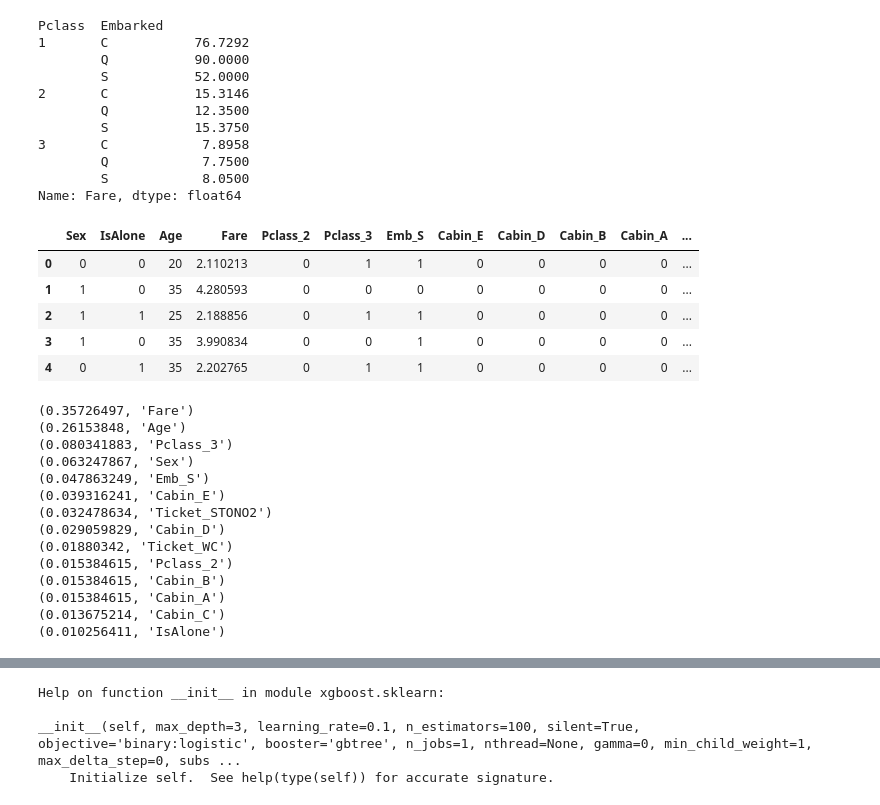
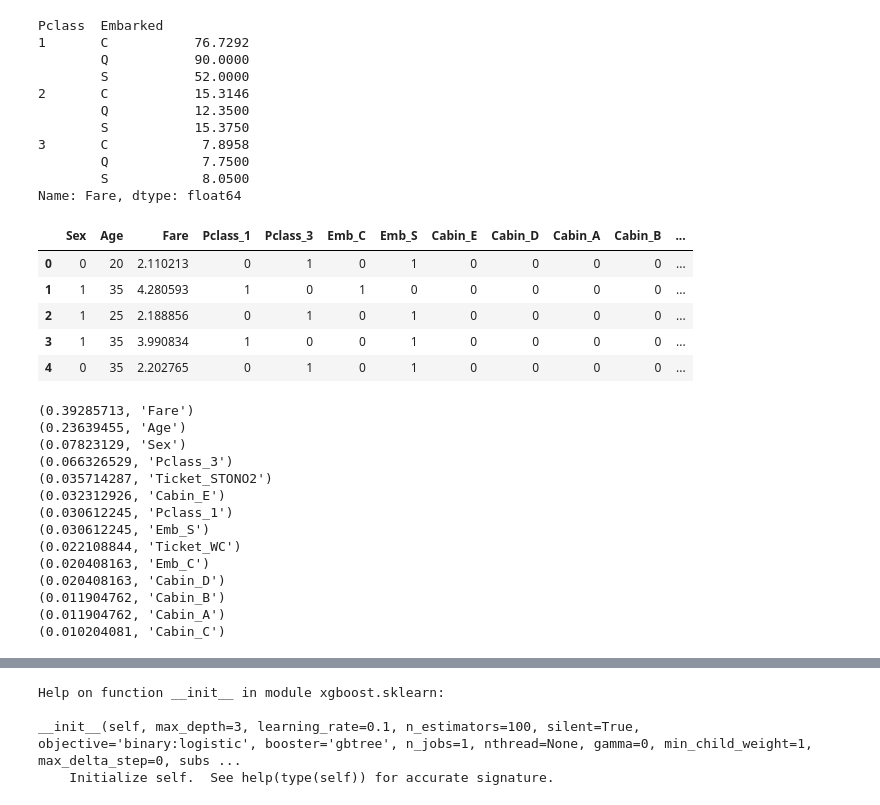
Before and after one commit to keijak/kaggle-pub, a Jupyter notebook: titanic/XGBoost.ipynb, the cells around one changed output, grey strips where cells are left out. Drawn from its saved outputs; the diff is of its cells as text; code cells hidden in the pictures.

```diff
--- a/titanic/XGBoost.ipynb
+++ b/titanic/XGBoost.ipynb
@@ -15,3 +15,26 @@ test_df = pd.read_csv('test.csv')
 full_df = pd.concat([train_df, test_df], axis=0)
 # %%
 y = train_df.Survived
+# %%
+import re
+
+salut_map = {
+    r'.*\sMr\.\s.*': 'Mr',
+    r'.*\sMrs\.\s.*': 'Mrs',
+    r'.*\sMiss\.\s.*': 'Miss',
+    r'.*\sMs\.\s.*': 'Miss',
+    r'.*\sMaster\.\s.*': 'Master',
+#    r'.*\sDr\.\s.*': 'Dr',
+#    r'.*\sRev\.\s.*': 'Rev',
+#    r'.*\sDon\.\s.*': 'Don',
+#    r'.*\sMajor\.\s.*': 'Major',
+#    r'.*\sMme\.\s.*': 'Mme',
+}
+def extract_salut(name: str) -> str:
+    for regex, salut in salut_map.items():
+        if re.match(regex, name):
+            return salut
+    return 'Other'
+# %%
+full_df['Salut'] = [ extract_salut(name) for name in full_df['Name'] ]
+full_df.groupby('Salut').Salut.describe()
@@ -18,6 +49,6 @@ y = train_df.Survived
 # %%
 full_df['IsAlone'] = (full_df['SibSp'] + full_df['Parch'] == 0) * 1
-full_df['Salut'] = [ extract_salut(name) for full_df['Name']]
-ages = full_df.groupby(['Sex', 'Pclass', 'IsAlone']).Age.median()
+ages = full_df.groupby(['Sex', 'Pclass', 'IsAlone', 'Salut']).Age.median()
+ages['male',3,1,'Master'] = 6.0
 ages
 # %% [output]
@@ -55,62 +89,63 @@ def prep(df):
     X = pd.DataFrame((df['Sex'] == 'female') * 1)
     df['IsAlone'] = (df['SibSp'] + df['Parch'] == 0) * 1
     X['IsAlone'] = df['IsAlone']
+    df['Salut'] = df.Name.map(extract_salut)
 
-    ages_default = df.apply(lambda s: ages[s['Sex'], s['Pclass'], s['IsAlone']], axis=1)
+    ages_default = df.apply(lambda s: ages[s['Sex'], s['Pclass'], s['IsAlone'], s['Salut']], axis=1)
     ages_complete = df.Age.fillna(ages_default).astype(int)
     X['Age'] = ages_complete - (ages_complete % 5)  # Round by 5.
 
     df['Embarked'].fillna('S', inplace=True)
     fares_default = df.apply(lambda s: fares[s['Pclass'], s['Embarked']], axis=1)
     fares_complete = df.Fare.fillna(fares_default)
     X['Fare'] = np.log(fares_complete + 1.0)
 
     dummy1 = pd.get_dummies(df['Pclass'], prefix='Pclass')
     dummy2 = pd.get_dummies(df['Embarked'], prefix='Emb')
     X = pd.concat([X, dummy1, dummy2], axis=1)
 
     cabin_prefix =  df.Cabin.str.extract('([A-Z]).*', expand=False)
-    for prefix in ['E', 'D', 'B', 'A', 'C']:
+    for prefix in ['E', 'D', 'A', 'B', 'C']:
         X['Cabin_' + prefix] = (cabin_prefix == prefix) * 1
 
     ticket_prefix = df.Ticket.str.extract('([A-Za-z].+) \d+', expand=False).str.replace(r'[./_ -]', '')
     for prefix in ['STONO2', 'WC']:
         X['Ticket_' + prefix] = (ticket_prefix == prefix) * 1
 
     # Drop unnecessary features.
-    for col in ['Emb_Q', 'Emb_C', 'Pclass_1']:
+    for col in ['Emb_Q', 'IsAlone', 'Pclass_2']:
         X.drop(col, axis=1, inplace=True)
     return X
 
 X = prep(train_df)
 X.head()
 # %% [output]
-|  | Sex | IsAlone | Age | Fare | Pclass_2 | Pclass_3 | Emb_S | Cabin_E | Cabin_D | Cabin_B | Cabin_A | ... |
-| 0 | 0 | 0 | 20 | 2.110213 | 0 | 1 | 1 | 0 | 0 | 0 | 0 | ... |
-| 1 | 1 | 0 | 35 | 4.280593 | 0 | 0 | 0 | 0 | 0 | 0 | 0 | ... |
-| 2 | 1 | 1 | 25 | 2.188856 | 0 | 1 | 1 | 0 | 0 | 0 | 0 | ... |
-| 3 | 1 | 0 | 35 | 3.990834 | 0 | 0 | 1 | 0 | 0 | 0 | 0 | ... |
-| 4 | 0 | 1 | 35 | 2.202765 | 0 | 1 | 1 | 0 | 0 | 0 | 0 | ... |
+|  | Sex | Age | Fare | Pclass_1 | Pclass_3 | Emb_C | Emb_S | Cabin_E | Cabin_D | Cabin_A | Cabin_B | ... |
+| 0 | 0 | 20 | 2.110213 | 0 | 1 | 0 | 1 | 0 | 0 | 0 | 0 | ... |
+| 1 | 1 | 35 | 4.280593 | 1 | 0 | 1 | 0 | 0 | 0 | 0 | 0 | ... |
+| 2 | 1 | 25 | 2.188856 | 0 | 1 | 0 | 1 | 0 | 0 | 0 | 0 | ... |
+| 3 | 1 | 35 | 3.990834 | 1 | 0 | 0 | 1 | 0 | 0 | 0 | 0 | ... |
+| 4 | 0 | 35 | 2.202765 | 0 | 1 | 0 | 1 | 0 | 0 | 0 | 0 | ... |
 # %%
 m = XGBClassifier()
 m.fit(X, y)
 for x in reversed(sorted(zip(m.feature_importances_, X.columns.values))):
     print(x)
 # %% [output]
-(0.35726497, 'Fare')
-(0.26153848, 'Age')
-(0.080341883, 'Pclass_3')
-(0.063247867, 'Sex')
-(0.047863249, 'Emb_S')
-(0.039316241, 'Cabin_E')
-(0.032478634, 'Ticket_STONO2')
-(0.029059829, 'Cabin_D')
-(0.01880342, 'Ticket_WC')
-(0.015384615, 'Pclass_2')
-(0.015384615, 'Cabin_B')
-(0.015384615, 'Cabin_A')
-(0.013675214, 'Cabin_C')
-(0.010256411, 'IsAlone')
+(0.39285713, 'Fare')
+(0.23639455, 'Age')
+(0.07823129, 'Sex')
+(0.066326529, 'Pclass_3')
+(0.035714287, 'Ticket_STONO2')
+(0.032312926, 'Cabin_E')
+(0.030612245, 'Pclass_1')
+(0.030612245, 'Emb_S')
+(0.022108844, 'Ticket_WC')
+(0.020408163, 'Emb_C')
+(0.020408163, 'Cabin_D')
+(0.011904762, 'Cabin_B')
+(0.011904762, 'Cabin_A')
+(0.010204081, 'Cabin_C')
 # %%
 sns.heatmap(X.corr())
 # %% [output]
```
Also changed, not shown: parts of 8 cells of this notebook, 1 other file.
